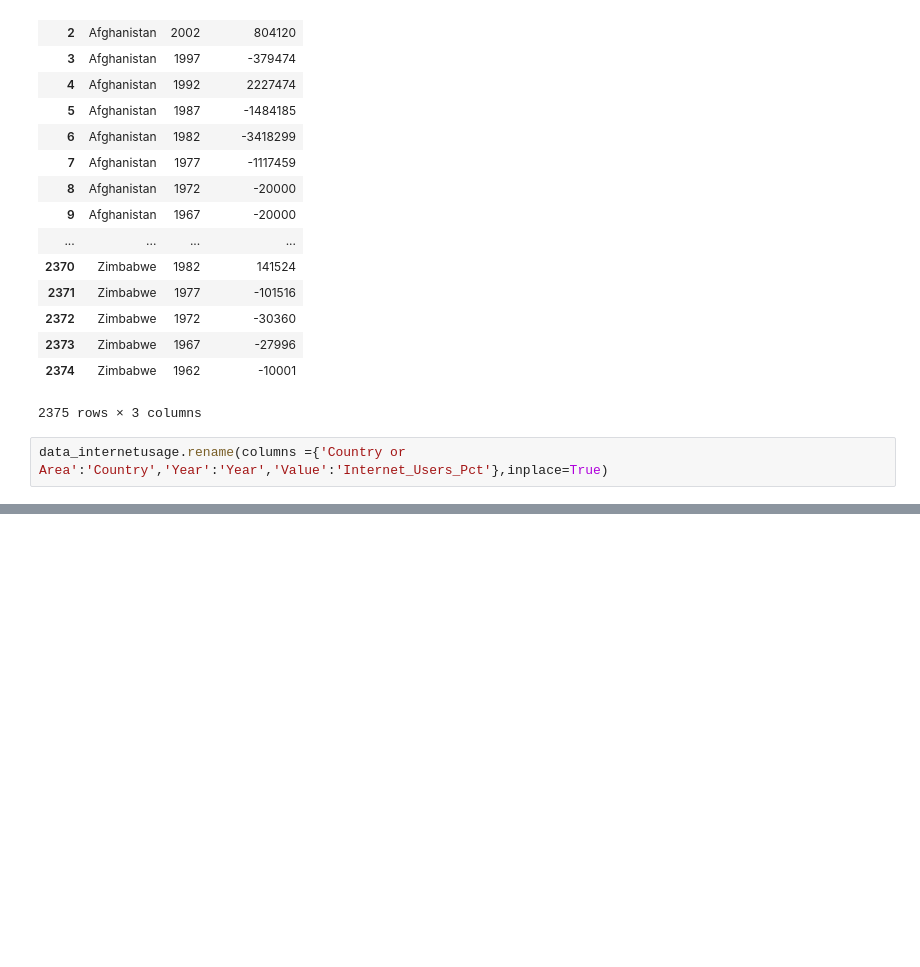
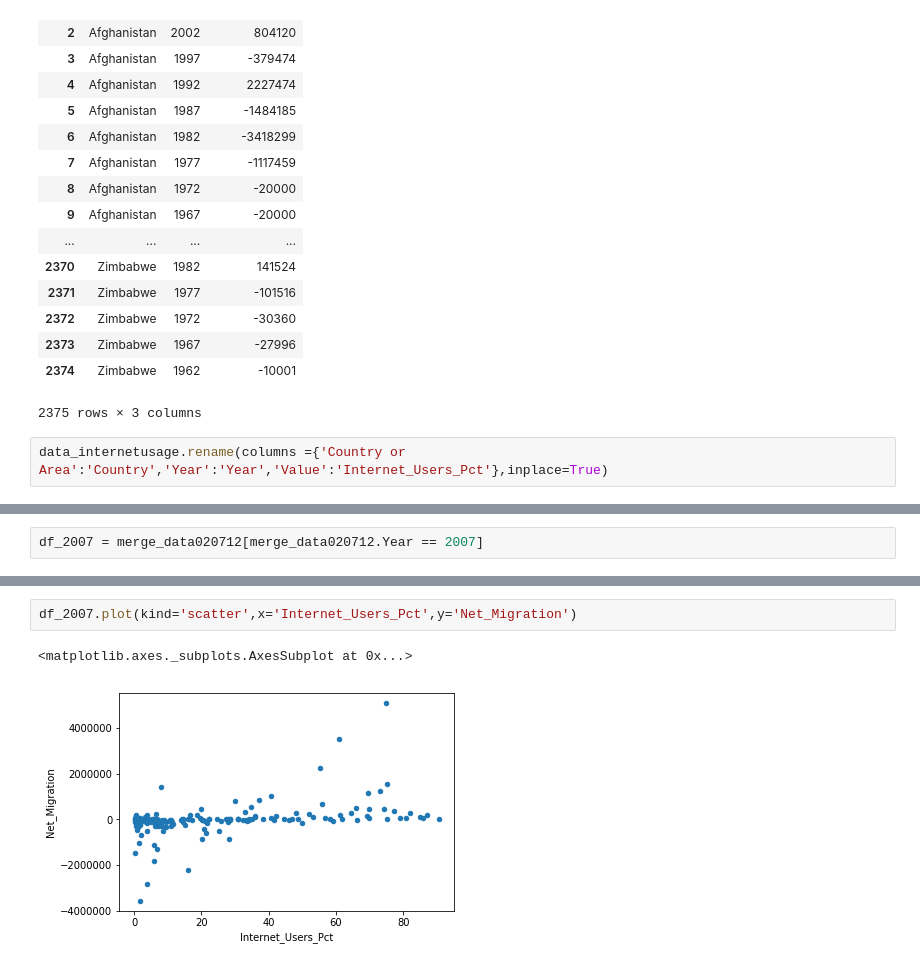
Before and after one commit to suhasinipallai/internet_migration_dq1, a Jupyter notebook: Data_Question1.ipynb, the cells around one changed output, grey strips where cells are left out. Saved outputs shown, nothing was run; the diff lists cells and outputs as text; blank space fills up the shorter version.

```diff
--- a/Data_Question1.ipynb
+++ b/Data_Question1.ipynb
@@ -159,0 +224,2 @@ merge_data
+# %%
+df_2007 = merge_data020712[merge_data020712.Year == 2007]
@@ -159,0 +322,5 @@ merge_data
+# %%
+df_2007.plot(kind='scatter',x='Internet_Users_Pct',y='Net_Migration')
+# %% [output]
+<matplotlib.axes._subplots.AxesSubplot at 0x...>
+[figure, added]
```
Also changed, not shown: parts of 36 cells of this notebook.
